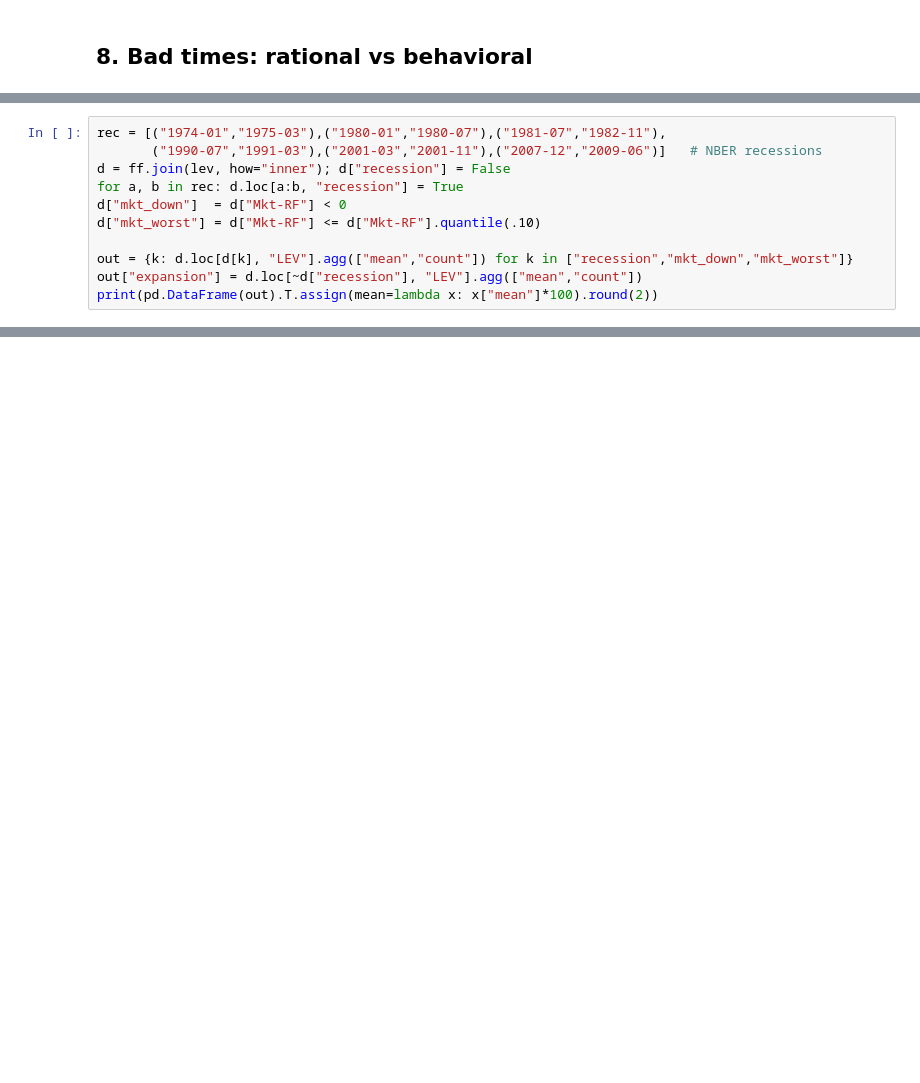
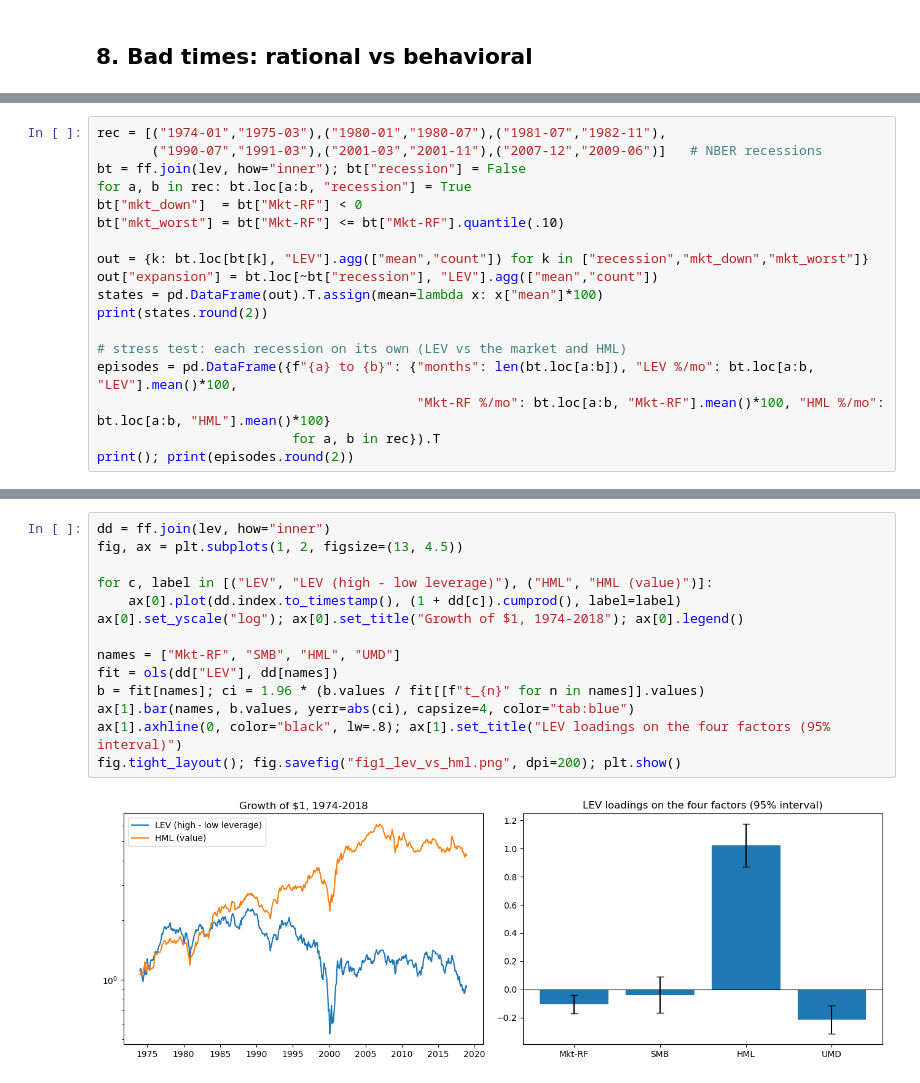
Before and after one commit to nehaneha8/CFM301, a Jupyter notebook: Project 2/proj2.ipynb, the cells around one changed output, grey strips where cells are left out. Saved outputs shown, nothing was run; the diff lists cells and outputs as text; blank space fills up the shorter version.

Commit message:
Add charts, fix data issues, update results

```diff
--- a/Project 2/proj2.ipynb
+++ b/Project 2/proj2.ipynb
@@ -443,14 +429,21 @@ A *risk* premium should come with poor payoffs in bad times; a factor that does
 # %%
 rec = [("1974-01","1975-03"),("1980-01","1980-07"),("1981-07","1982-11"),
        ("1990-07","1991-03"),("2001-03","2001-11"),("2007-12","2009-06")]   # NBER recessions
-d = ff.join(lev, how="inner"); d["recession"] = False
-for a, b in rec: d.loc[a:b, "recession"] = True
-d["mkt_down"]  = d["Mkt-RF"] < 0
-d["mkt_worst"] = d["Mkt-RF"] <= d["Mkt-RF"].quantile(.10)
+bt = ff.join(lev, how="inner"); bt["recession"] = False
+for a, b in rec: bt.loc[a:b, "recession"] = True
+bt["mkt_down"]  = bt["Mkt-RF"] < 0
+bt["mkt_worst"] = bt["Mkt-RF"] <= bt["Mkt-RF"].quantile(.10)
 
-out = {k: d.loc[d[k], "LEV"].agg(["mean","count"]) for k in ["recession","mkt_down","mkt_worst"]}
-out["expansion"] = d.loc[~d["recession"], "LEV"].agg(["mean","count"])
-print(pd.DataFrame(out).T.assign(mean=lambda x: x["mean"]*100).round(2))
+out = {k: bt.loc[bt[k], "LEV"].agg(["mean","count"]) for k in ["recession","mkt_down","mkt_worst"]}
+out["expansion"] = bt.loc[~bt["recession"], "LEV"].agg(["mean","count"])
+states = pd.DataFrame(out).T.assign(mean=lambda x: x["mean"]*100)
+print(states.round(2))
+
+# stress test: each recession on its own (LEV vs the market and HML)
+episodes = pd.DataFrame({f"{a} to {b}": {"months": len(bt.loc[a:b]), "LEV %/mo": bt.loc[a:b, "LEV"].mean()*100,
+                                         "Mkt-RF %/mo": bt.loc[a:b, "Mkt-RF"].mean()*100, "HML %/mo": bt.loc[a:b, "HML"].mean()*100}
+                         for a, b in rec}).T
+print(); print(episodes.round(2))
 # %% [output]
            mean  count
 recession  0.02   76.0
@@ -459,0 +467,16 @@ expansion  0.08  464.0
+# %%
+dd = ff.join(lev, how="inner")
+fig, ax = plt.subplots(1, 2, figsize=(13, 4.5))
+
+for c, label in [("LEV", "LEV (high - low leverage)"), ("HML", "HML (value)")]:
+    ax[0].plot(dd.index.to_timestamp(), (1 + dd[c]).cumprod(), label=label)
+ax[0].set_yscale("log"); ax[0].set_title("Growth of $1, 1974-2018"); ax[0].legend()
+
+names = ["Mkt-RF", "SMB", "HML", "UMD"]
+fit = ols(dd["LEV"], dd[names])
+b = fit[names]; ci = 1.96 * (b.values / fit[[f"t_{n}" for n in names]].values)
+ax[1].bar(names, b.values, yerr=abs(ci), capsize=4, color="tab:blue")
+ax[1].axhline(0, color="black", lw=.8); ax[1].set_title("LEV loadings on the four factors (95% interval)")
+fig.tight_layout(); fig.savefig("fig1_lev_vs_hml.png", dpi=200); plt.show()
+# %% [output]
+[figure, added]
```
Also changed, not shown: parts of 18 cells of this notebook, 4 other files.
